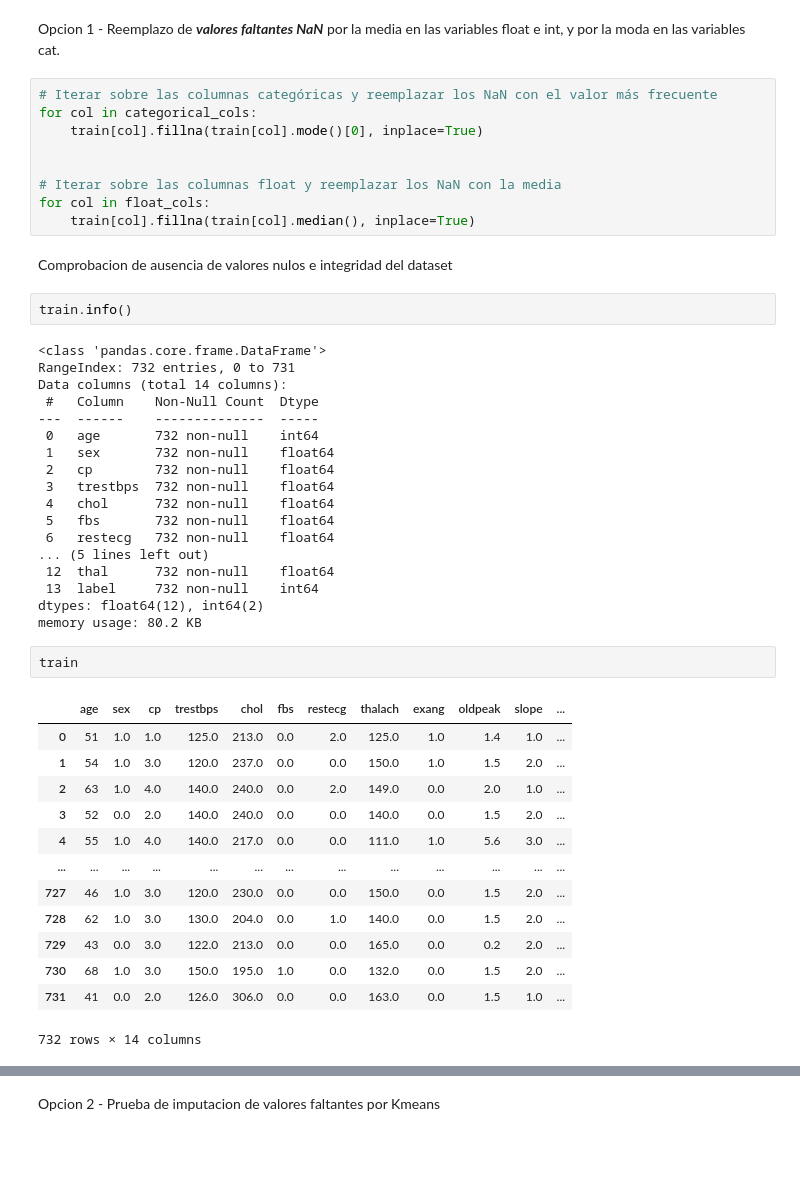
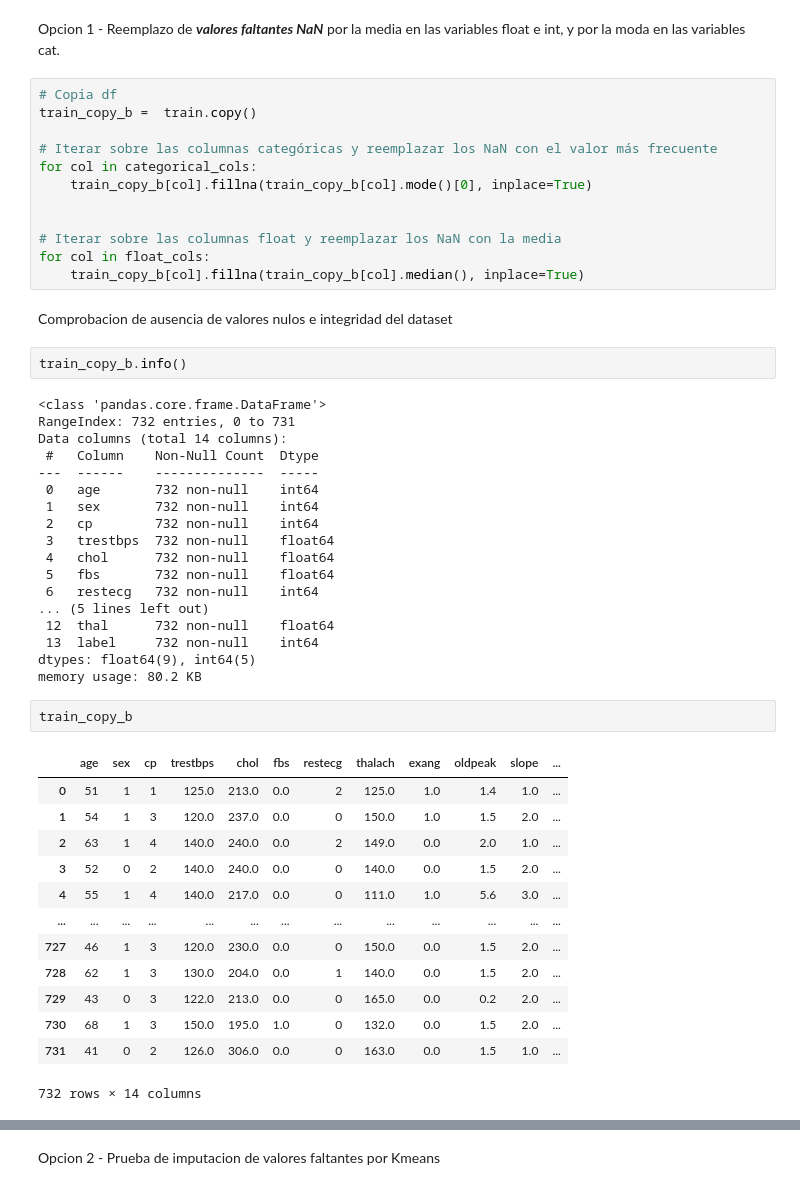
Before and after one commit to cmarty02/DATACADABRA_DataProject_3, a Jupyter notebook: data_raw/Data_Project_3_Cris.ipynb, the cells around one changed output, grey strips where cells are left out. Cells and saved outputs as stored; diff of their text form; blank space fills up the shorter version.

```diff
--- a/data_raw/Data_Project_3_Cris.ipynb
+++ b/data_raw/Data_Project_3_Cris.ipynb
@@ -365,18 +365,21 @@ train
 # %% [markdown]
 Opcion 1 - Reemplazo de ***valores faltantes NaN*** por la media en las variables float e int, y por la moda en las variables cat.
 # %%
+# Copia df
+train_copy_b =  train.copy()
+
 # Iterar sobre las columnas categóricas y reemplazar los NaN con el valor más frecuente
 for col in categorical_cols:
-    train[col].fillna(train[col].mode()[0], inplace=True)
+    train_copy_b[col].fillna(train_copy_b[col].mode()[0], inplace=True)
 
 
 # Iterar sobre las columnas float y reemplazar los NaN con la media
 for col in float_cols:
-    train[col].fillna(train[col].median(), inplace=True)
+    train_copy_b[col].fillna(train_copy_b[col].median(), inplace=True)
 # %% [markdown]
 Comprobacion de ausencia de valores nulos e integridad del dataset
 # %%
-train.info()
+train_copy_b.info()
 # %% [output]
 <class 'pandas.core.frame.DataFrame'>
 RangeIndex: 732 entries, 0 to 731
@@ -384,31 +387,31 @@ Data columns (total 14 columns):
  #   Column    Non-Null Count  Dtype
 ---  ------    --------------  -----
  0   age       732 non-null    int64
- 1   sex       732 non-null    float64
- 2   cp        732 non-null    float64
+ 1   sex       732 non-null    int64
+ 2   cp        732 non-null    int64
  3   trestbps  732 non-null    float64
  4   chol      732 non-null    float64
  5   fbs       732 non-null    float64
- 6   restecg   732 non-null    float64
+ 6   restecg   732 non-null    int64
 ... (5 lines left out)
  12  thal      732 non-null    float64
  13  label     732 non-null    int64
-dtypes: float64(12), int64(2)
+dtypes: float64(9), int64(5)
 memory usage: 80.2 KB
-# %%
-train
-# %% [output]
-|  | age | sex | cp | trestbps | chol | fbs | restecg | thalach | exang | oldpeak | slope | ... |
-| 0 | 51 | 1.0 | 1.0 | 125.0 | 213.0 | 0.0 | 2.0 | 125.0 | 1.0 | 1.4 | 1.0 | ... |
-| 1 | 54 | 1.0 | 3.0 | 120.0 | 237.0 | 0.0 | 0.0 | 150.0 | 1.0 | 1.5 | 2.0 | ... |
-| 2 | 63 | 1.0 | 4.0 | 140.0 | 240.0 | 0.0 | 2.0 | 149.0 | 0.0 | 2.0 | 1.0 | ... |
-| 3 | 52 | 0.0 | 2.0 | 140.0 | 240.0 | 0.0 | 0.0 | 140.0 | 0.0 | 1.5 | 2.0 | ... |
-| 4 | 55 | 1.0 | 4.0 | 140.0 | 217.0 | 0.0 | 0.0 | 111.0 | 1.0 | 5.6 | 3.0 | ... |
-| ... | ... | ... | ... | ... | ... | ... | ... | ... | ... | ... | ... | ... |
-| 727 | 46 | 1.0 | 3.0 | 120.0 | 230.0 | 0.0 | 0.0 | 150.0 | 0.0 | 1.5 | 2.0 | ... |
-| 728 | 62 | 1.0 | 3.0 | 130.0 | 204.0 | 0.0 | 1.0 | 140.0 | 0.0 | 1.5 | 2.0 | ... |
-| 729 | 43 | 0.0 | 3.0 | 122.0 | 213.0 | 0.0 | 0.0 | 165.0 | 0.0 | 0.2 | 2.0 | ... |
-| 730 | 68 | 1.0 | 3.0 | 150.0 | 195.0 | 1.0 | 0.0 | 132.0 | 0.0 | 1.5 | 2.0 | ... |
-| 731 | 41 | 0.0 | 2.0 | 126.0 | 306.0 | 0.0 | 0.0 | 163.0 | 0.0 | 1.5 | 1.0 | ... |
-732 rows × 14 columns
+# %%
+train_copy_b
+# %% [output]
+|  | age | sex | cp | trestbps | chol | fbs | restecg | thalach | exang | oldpeak | slope | ... |
+| 0 | 51 | 1 | 1 | 125.0 | 213.0 | 0.0 | 2 | 125.0 | 1.0 | 1.4 | 1.0 | ... |
+| 1 | 54 | 1 | 3 | 120.0 | 237.0 | 0.0 | 0 | 150.0 | 1.0 | 1.5 | 2.0 | ... |
+| 2 | 63 | 1 | 4 | 140.0 | 240.0 | 0.0 | 2 | 149.0 | 0.0 | 2.0 | 1.0 | ... |
+| 3 | 52 | 0 | 2 | 140.0 | 240.0 | 0.0 | 0 | 140.0 | 0.0 | 1.5 | 2.0 | ... |
+| 4 | 55 | 1 | 4 | 140.0 | 217.0 | 0.0 | 0 | 111.0 | 1.0 | 5.6 | 3.0 | ... |
+| ... | ... | ... | ... | ... | ... | ... | ... | ... | ... | ... | ... | ... |
+| 727 | 46 | 1 | 3 | 120.0 | 230.0 | 0.0 | 0 | 150.0 | 0.0 | 1.5 | 2.0 | ... |
+| 728 | 62 | 1 | 3 | 130.0 | 204.0 | 0.0 | 1 | 140.0 | 0.0 | 1.5 | 2.0 | ... |
+| 729 | 43 | 0 | 3 | 122.0 | 213.0 | 0.0 | 0 | 165.0 | 0.0 | 0.2 | 2.0 | ... |
+| 730 | 68 | 1 | 3 | 150.0 | 195.0 | 1.0 | 0 | 132.0 | 0.0 | 1.5 | 2.0 | ... |
+| 731 | 41 | 0 | 2 | 126.0 | 306.0 | 0.0 | 0 | 163.0 | 0.0 | 1.5 | 1.0 | ... |
+732 rows × 14 columns
 # %%
```
Also changed, not shown: parts of 5 cells of this notebook.
